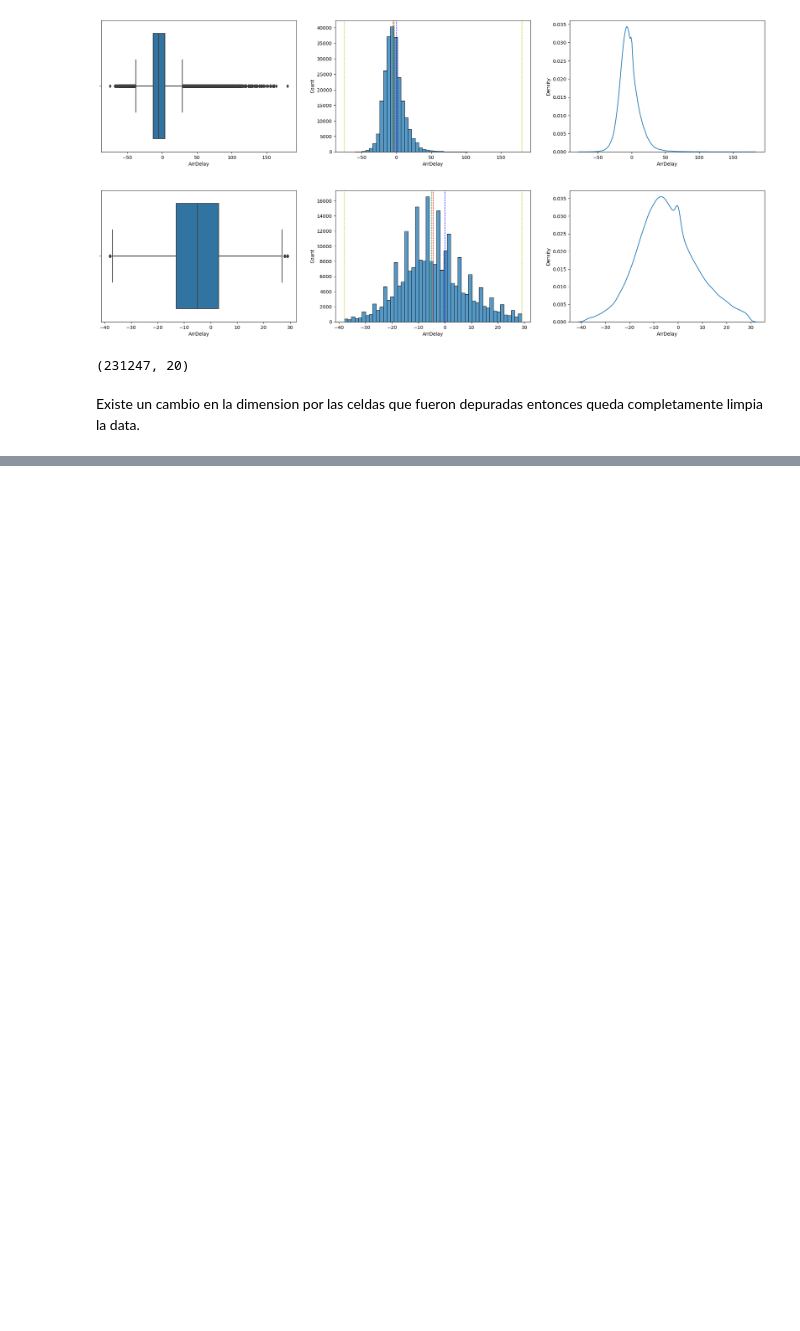
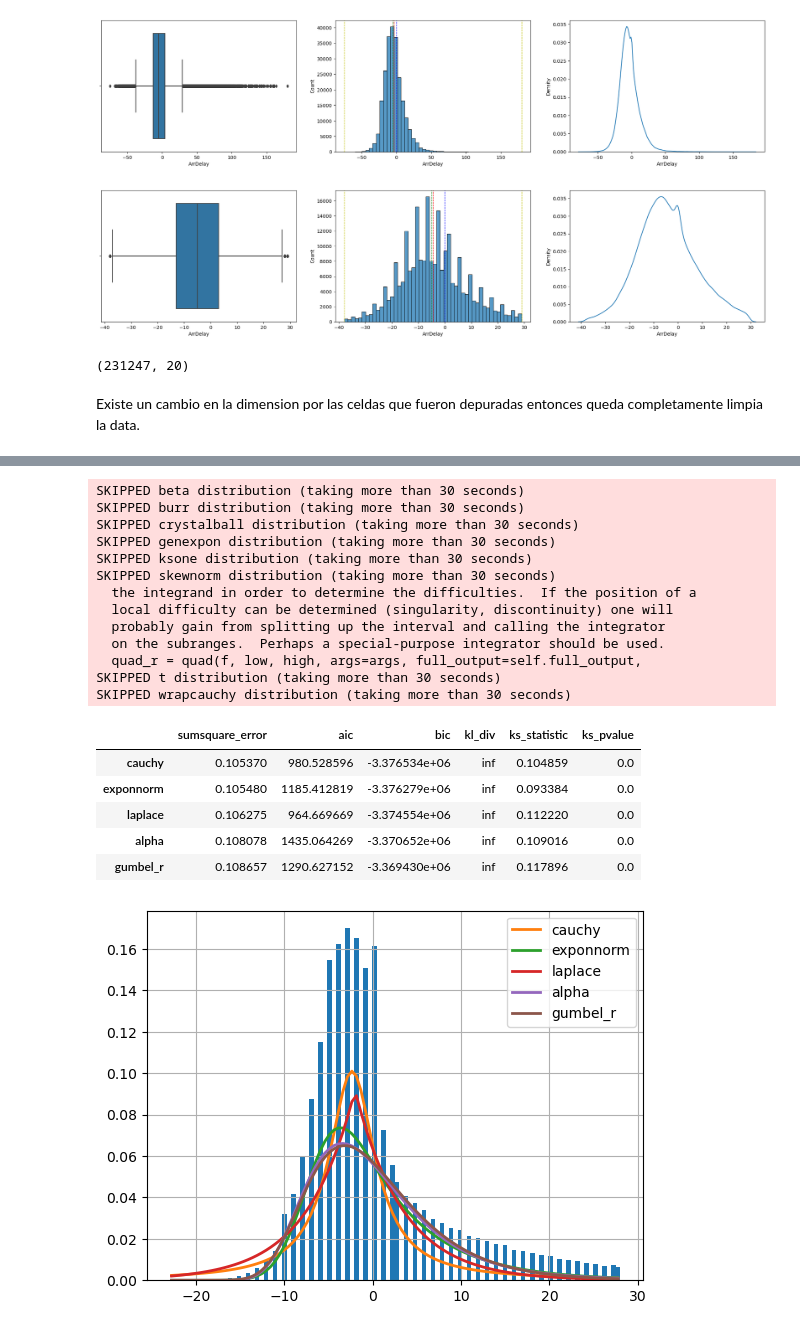
Before and after one commit to PhiofS/ms-dscience, a Jupyter notebook: exploracion-analisis-datos/flight-challenge.ipynb, the cells around one changed output, grey strips where cells are left out. Saved outputs shown, nothing was run; the diff lists cells and outputs as text; code cells hidden in the pictures; blank space fills up the shorter version.

```diff
--- a/exploracion-analisis-datos/flight-challenge.ipynb
+++ b/exploracion-analisis-datos/flight-challenge.ipynb
@@ -192,0 +218,26 @@ Existe un cambio en la dimension por las celdas que fueron depuradas entonces qu
+# %%
+# usar fitter para ver la distribucion de las variables
+f = Fitter(df_dd['DepDelay'])
+f.fit()
+f.summary()
+# %% [output]
+SKIPPED beta distribution (taking more than 30 seconds)
+SKIPPED burr distribution (taking more than 30 seconds)
+SKIPPED crystalball distribution (taking more than 30 seconds)
+SKIPPED genexpon distribution (taking more than 30 seconds)
+SKIPPED ksone distribution (taking more than 30 seconds)
+SKIPPED skewnorm distribution (taking more than 30 seconds)
+  the integrand in order to determine the difficulties.  If the position of a
+  local difficulty can be determined (singularity, discontinuity) one will
+  probably gain from splitting up the interval and calling the integrator
+  on the subranges.  Perhaps a special-purpose integrator should be used.
+  quad_r = quad(f, low, high, args=args, full_output=self.full_output,
+SKIPPED t distribution (taking more than 30 seconds)
+SKIPPED wrapcauchy distribution (taking more than 30 seconds)
+|  | sumsquare_error | aic | bic | kl_div | ks_statistic | ks_pvalue |
+| cauchy | 0.105370 | 980.528596 | -3.376534e+06 | inf | 0.104859 | 0.0 |
+| exponnorm | 0.105480 | 1185.412819 | -3.376279e+06 | inf | 0.093384 | 0.0 |
+| laplace | 0.106275 | 964.669669 | -3.374554e+06 | inf | 0.112220 | 0.0 |
+| alpha | 0.108078 | 1435.064269 | -3.370652e+06 | inf | 0.109016 | 0.0 |
+| gumbel_r | 0.108657 | 1290.627152 | -3.369430e+06 | inf | 0.117896 | 0.0 |
+[figure, added]
```
Also changed, not shown: parts of 24 cells of this notebook.
